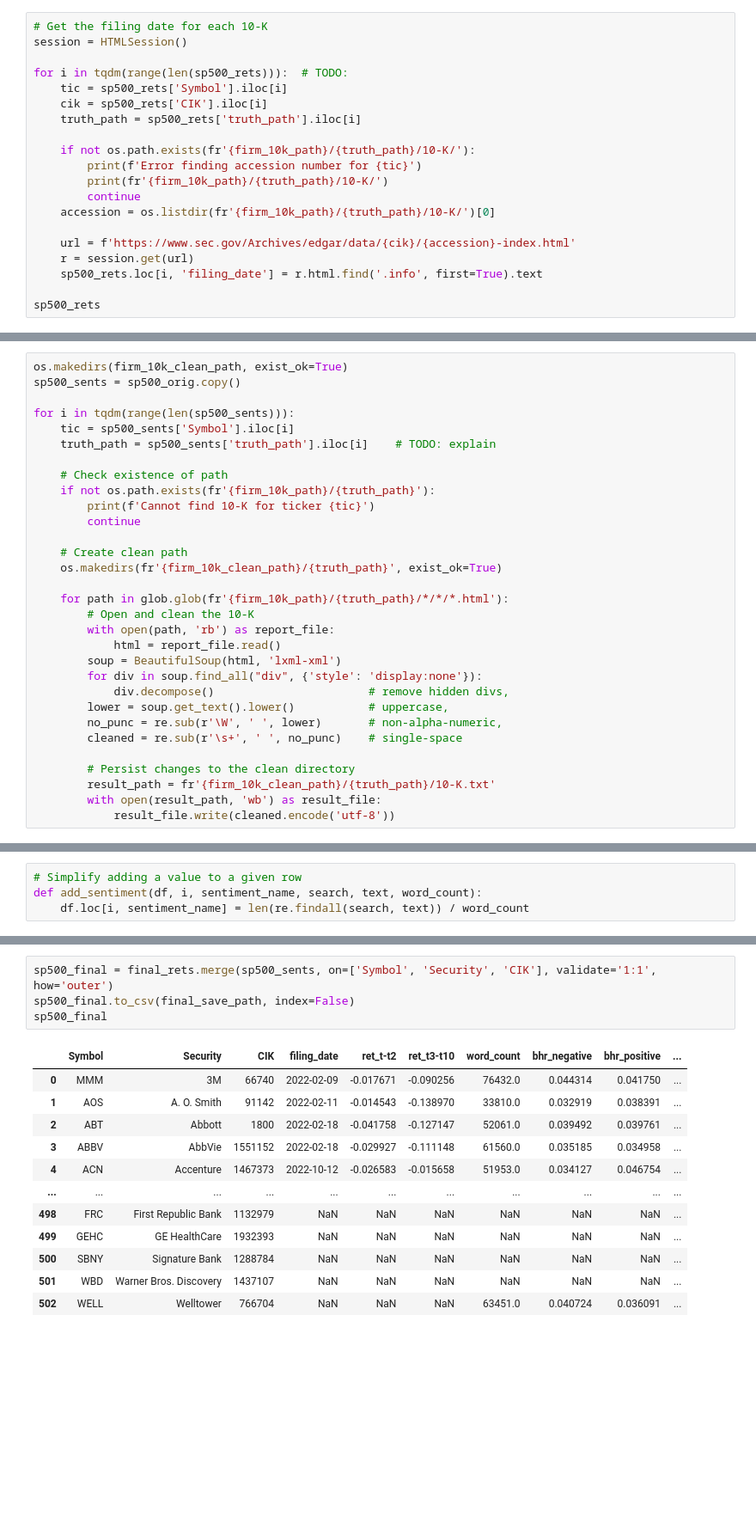
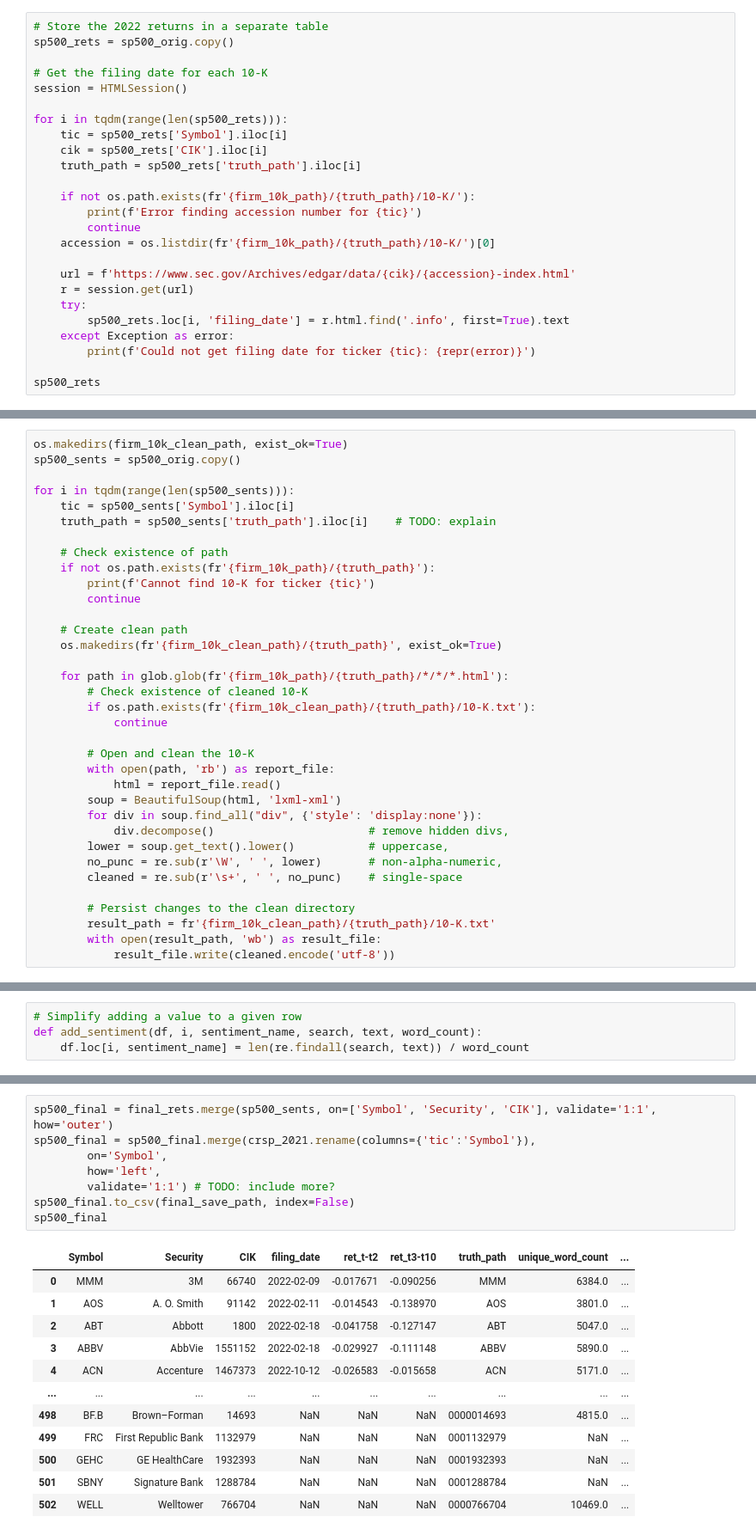
Before and after one commit to nicole-elchaar/10K-sentiments, a Jupyter notebook: build_sample.ipynb, the cells around one changed output, grey strips where cells are left out. Shown: that part at 86% size. Drawn from its saved outputs; the diff is of its cells as text; blank space fills up the shorter version.

```diff
--- a/build_sample.ipynb
+++ b/build_sample.ipynb
@@ -65,21 +66,26 @@ sp500_rets = sp500_orig.copy()
 # %%
+# Store the 2022 returns in a separate table
+sp500_rets = sp500_orig.copy()
+
 # Get the filing date for each 10-K
 session = HTMLSession()
 
-for i in tqdm(range(len(sp500_rets))):  # TODO:
+for i in tqdm(range(len(sp500_rets))):
     tic = sp500_rets['Symbol'].iloc[i]
     cik = sp500_rets['CIK'].iloc[i]
     truth_path = sp500_rets['truth_path'].iloc[i]
 
     if not os.path.exists(fr'{firm_10k_path}/{truth_path}/10-K/'):
         print(f'Error finding accession number for {tic}')
-        print(fr'{firm_10k_path}/{truth_path}/10-K/')
         continue
     accession = os.listdir(fr'{firm_10k_path}/{truth_path}/10-K/')[0]
 
     url = f'https://www.sec.gov/Archives/edgar/data/{cik}/{accession}-index.html'
     r = session.get(url)
-    sp500_rets.loc[i, 'filing_date'] = r.html.find('.info', first=True).text
+    try:
+        sp500_rets.loc[i, 'filing_date'] = r.html.find('.info', first=True).text
+    except Exception as error:
+        print(f'Could not get filing date for ticker {tic}: {repr(error)}')
 
 sp500_rets
 # %% [output]
@@ -188,6 +191,10 @@ for i in tqdm(range(len(sp500_sents))):
     os.makedirs(fr'{firm_10k_clean_path}/{truth_path}', exist_ok=True)
 
     for path in glob.glob(fr'{firm_10k_path}/{truth_path}/*/*/*.html'):
+        # Check existence of cleaned 10-K
+        if os.path.exists(fr'{firm_10k_clean_path}/{truth_path}/10-K.txt'):
+            continue
+
         # Open and clean the 10-K
         with open(path, 'rb') as report_file:
             html = report_file.read()
@@ -416,17 +361,21 @@ sp500_orig.head()
 # %%
 sp500_final = final_rets.merge(sp500_sents, on=['Symbol', 'Security', 'CIK'], validate='1:1', how='outer')
+sp500_final = sp500_final.merge(crsp_2021.rename(columns={'tic':'Symbol'}),
+        on='Symbol',
+        how='left',
+        validate='1:1') # TODO: include more?
 sp500_final.to_csv(final_save_path, index=False)
 sp500_final
 # %% [output]
-|  | Symbol | Security | CIK | filing_date | ret_t-t2 | ret_t3-t10 | word_count | bhr_negative | bhr_positive | ... |
-| 0 | MMM | 3M | 66740 | 2022-02-09 | -0.017671 | -0.090256 | 76432.0 | 0.044314 | 0.041750 | ... |
-| 1 | AOS | A. O. Smith | 91142 | 2022-02-11 | -0.014543 | -0.138970 | 33810.0 | 0.032919 | 0.038391 | ... |
-| 2 | ABT | Abbott | 1800 | 2022-02-18 | -0.041758 | -0.127147 | 52061.0 | 0.039492 | 0.039761 | ... |
-| 3 | ABBV | AbbVie | 1551152 | 2022-02-18 | -0.029927 | -0.111148 | 61560.0 | 0.035185 | 0.034958 | ... |
-| 4 | ACN | Accenture | 1467373 | 2022-10-12 | -0.026583 | -0.015658 | 51953.0 | 0.034127 | 0.046754 | ... |
-| ... | ... | ... | ... | ... | ... | ... | ... | ... | ... | ... |
-| 498 | FRC | First Republic Bank | 1132979 | NaN | NaN | NaN | NaN | NaN | NaN | ... |
-| 499 | GEHC | GE HealthCare | 1932393 | NaN | NaN | NaN | NaN | NaN | NaN | ... |
-| 500 | SBNY | Signature Bank | 1288784 | NaN | NaN | NaN | NaN | NaN | NaN | ... |
-| 501 | WBD | Warner Bros. Discovery | 1437107 | NaN | NaN | NaN | NaN | NaN | NaN | ... |
-| 502 | WELL | Welltower | 766704 | NaN | NaN | NaN | 63451.0 | 0.040724 | 0.036091 | ... |
+|  | Symbol | Security | CIK | filing_date | ret_t-t2 | ret_t3-t10 | truth_path | unique_word_count | ... |
+| 0 | MMM | 3M | 66740 | 2022-02-09 | -0.017671 | -0.090256 | MMM | 6384.0 | ... |
+| 1 | AOS | A. O. Smith | 91142 | 2022-02-11 | -0.014543 | -0.138970 | AOS | 3801.0 | ... |
+| 2 | ABT | Abbott | 1800 | 2022-02-18 | -0.041758 | -0.127147 | ABT | 5047.0 | ... |
+| 3 | ABBV | AbbVie | 1551152 | 2022-02-18 | -0.029927 | -0.111148 | ABBV | 5890.0 | ... |
+| 4 | ACN | Accenture | 1467373 | 2022-10-12 | -0.026583 | -0.015658 | ACN | 5171.0 | ... |
+| ... | ... | ... | ... | ... | ... | ... | ... | ... | ... |
+| 498 | BF.B | Brown–Forman | 14693 | NaN | NaN | NaN | 0000014693 | 4815.0 | ... |
+| 499 | FRC | First Republic Bank | 1132979 | NaN | NaN | NaN | 0001132979 | NaN | ... |
+| 500 | GEHC | GE HealthCare | 1932393 | NaN | NaN | NaN | 0001932393 | NaN | ... |
+| 501 | SBNY | Signature Bank | 1288784 | NaN | NaN | NaN | 0001288784 | NaN | ... |
+| 502 | WELL | Welltower | 766704 | NaN | NaN | NaN | 0000766704 | 10469.0 | ... |
```
Also changed, not shown: parts of 16 cells of this notebook.
